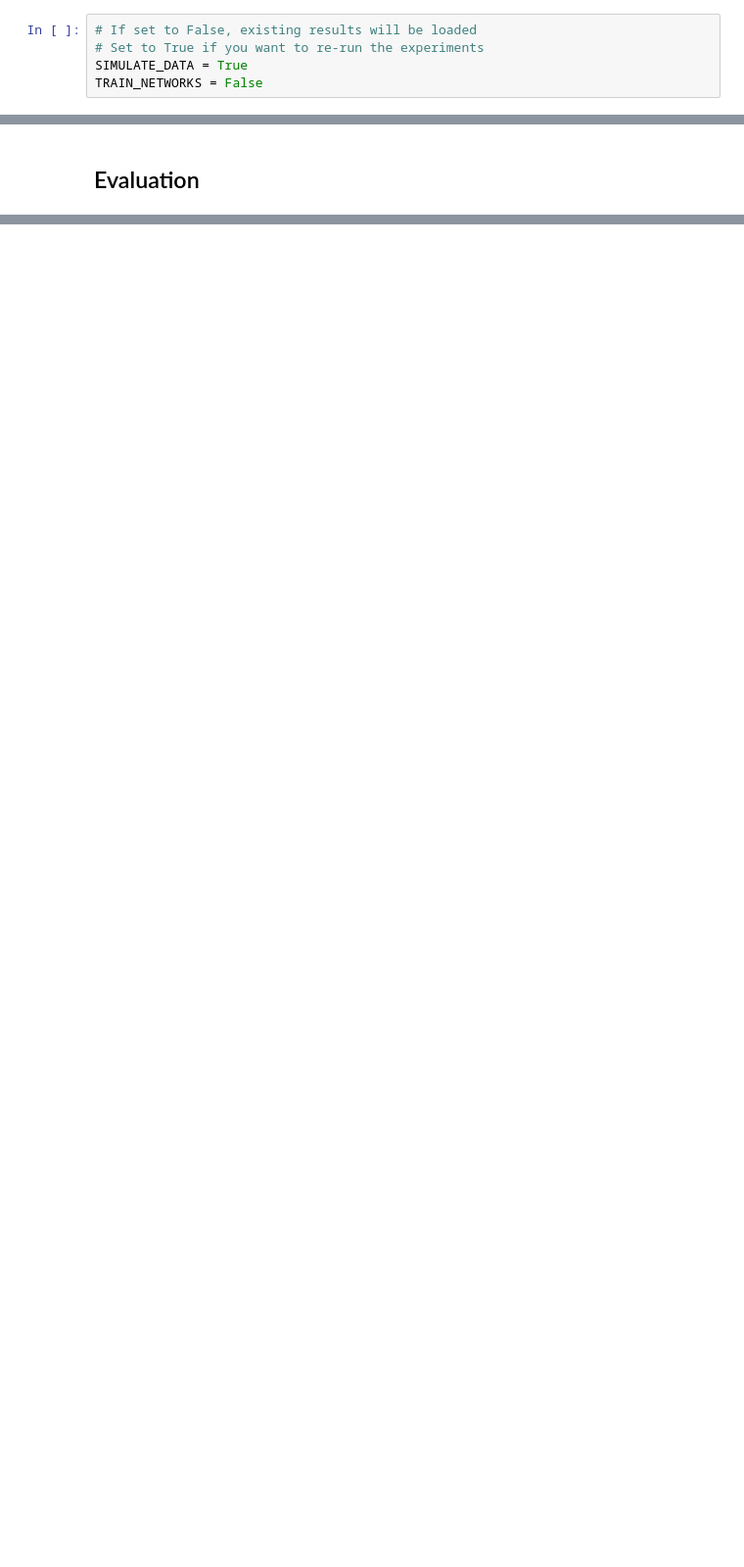
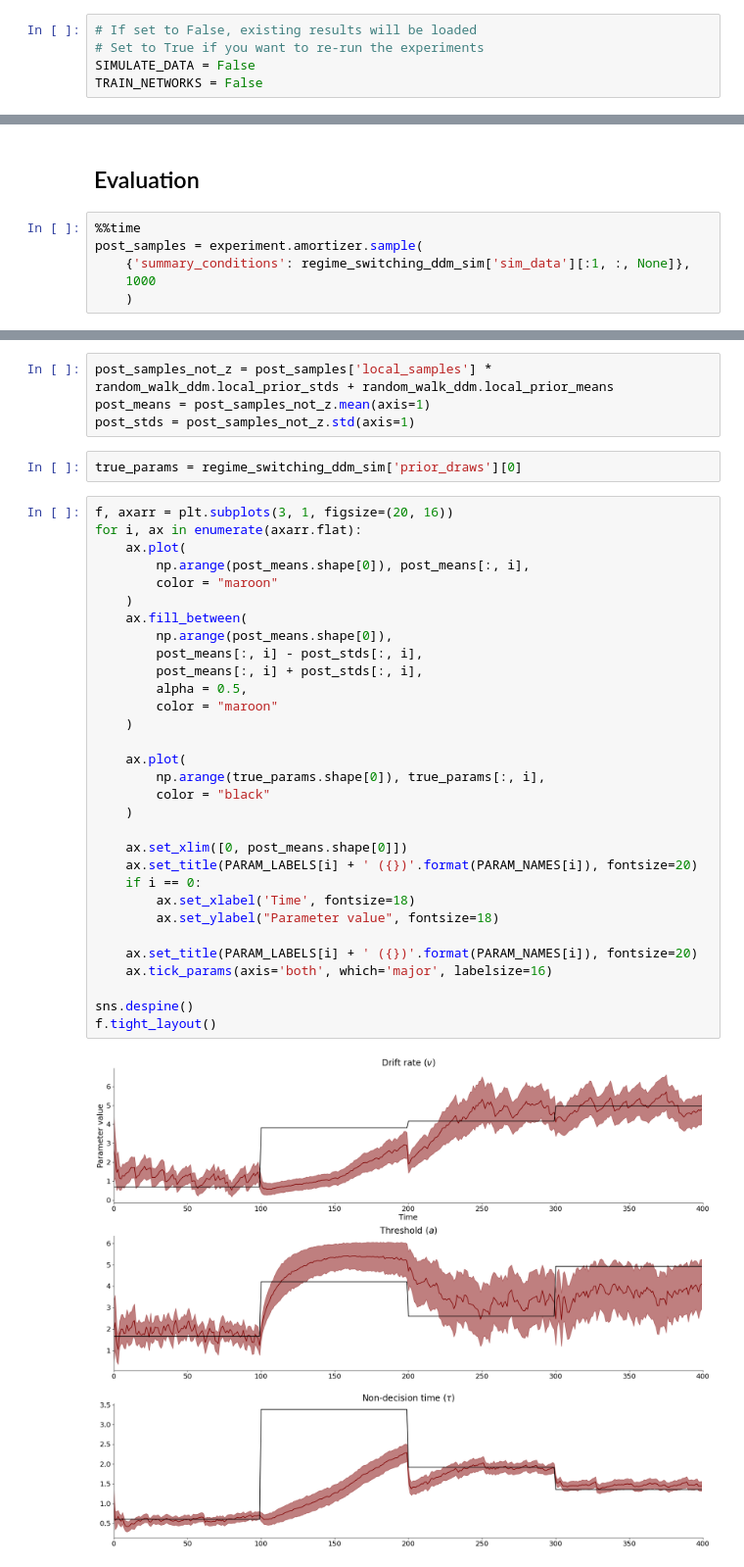
Before and after one commit to bayesflow-org/Neural-Superstatistics, a Jupyter notebook: applications/simulation_study/notebook/simulation_study_experiment.ipynb, the cells around one changed output, grey strips where cells are left out. Shown at 98% size. Cells and saved outputs as stored; diff of their text form; blank space fills up the shorter version.

```diff
--- a/applications/simulation_study/notebook/simulation_study_experiment.ipynb
+++ b/applications/simulation_study/notebook/simulation_study_experiment.ipynb
@@ -21,7 +21,7 @@ from models import RandomWalkDiffusion
 # %%
 # If set to False, existing results will be loaded
 # Set to True if you want to re-run the experiments
-SIMULATE_DATA = True
+SIMULATE_DATA = False
 TRAIN_NETWORKS = False
 # %%
 PARAM_LABELS = ['Drift rate', 'Threshold', 'Non-decision time']
@@ -94,2 +96,8 @@ f = beef.diagnostics.plot_losses(history)
 # %% [markdown]
 ## Evaluation
+# %%
+%%time
+post_samples = experiment.amortizer.sample(
+    {'summary_conditions': regime_switching_ddm_sim['sim_data'][:1, :, None]},
+    1000
+    )
@@ -95,0 +107,39 @@ f = beef.diagnostics.plot_losses(history)
+# %%
+post_samples_not_z = post_samples['local_samples'] * random_walk_ddm.local_prior_stds + random_walk_ddm.local_prior_means
+post_means = post_samples_not_z.mean(axis=1)
+post_stds = post_samples_not_z.std(axis=1)
+# %%
+true_params = regime_switching_ddm_sim['prior_draws'][0]
+# %%
+f, axarr = plt.subplots(3, 1, figsize=(20, 16))
+for i, ax in enumerate(axarr.flat):
+    ax.plot(
+        np.arange(post_means.shape[0]), post_means[:, i],
+        color = "maroon"
+    )
+    ax.fill_between(
+        np.arange(post_means.shape[0]),
+        post_means[:, i] - post_stds[:, i],
+        post_means[:, i] + post_stds[:, i],
+        alpha = 0.5,
+        color = "maroon"
+    )
+
+    ax.plot(
+        np.arange(true_params.shape[0]), true_params[:, i],
+        color = "black"
+    )
+
+    ax.set_xlim([0, post_means.shape[0]])
+    ax.set_title(PARAM_LABELS[i] + ' ({})'.format(PARAM_NAMES[i]), fontsize=20)
+    if i == 0:
+        ax.set_xlabel('Time', fontsize=18)
+        ax.set_ylabel("Parameter value", fontsize=18)
+
+    ax.set_title(PARAM_LABELS[i] + ' ({})'.format(PARAM_NAMES[i]), fontsize=20)
+    ax.tick_params(axis='both', which='major', labelsize=16)
+
+sns.despine()
+f.tight_layout()
+# %% [output]
+[figure, added]
```
Also changed, not shown: parts of 3 cells of this notebook, 5 other files.
